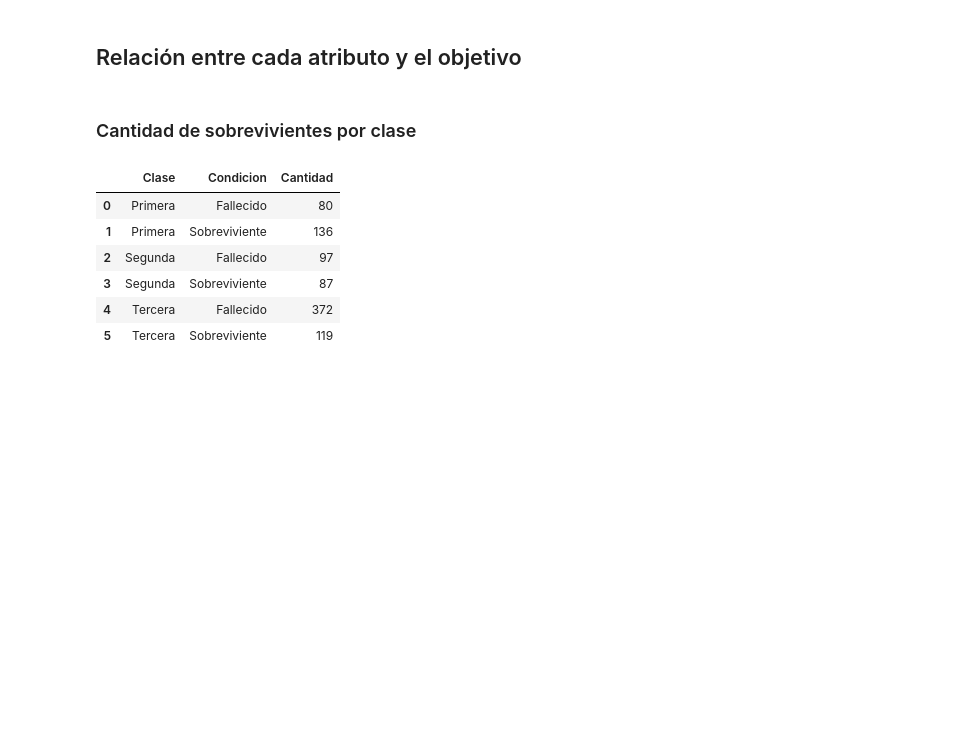
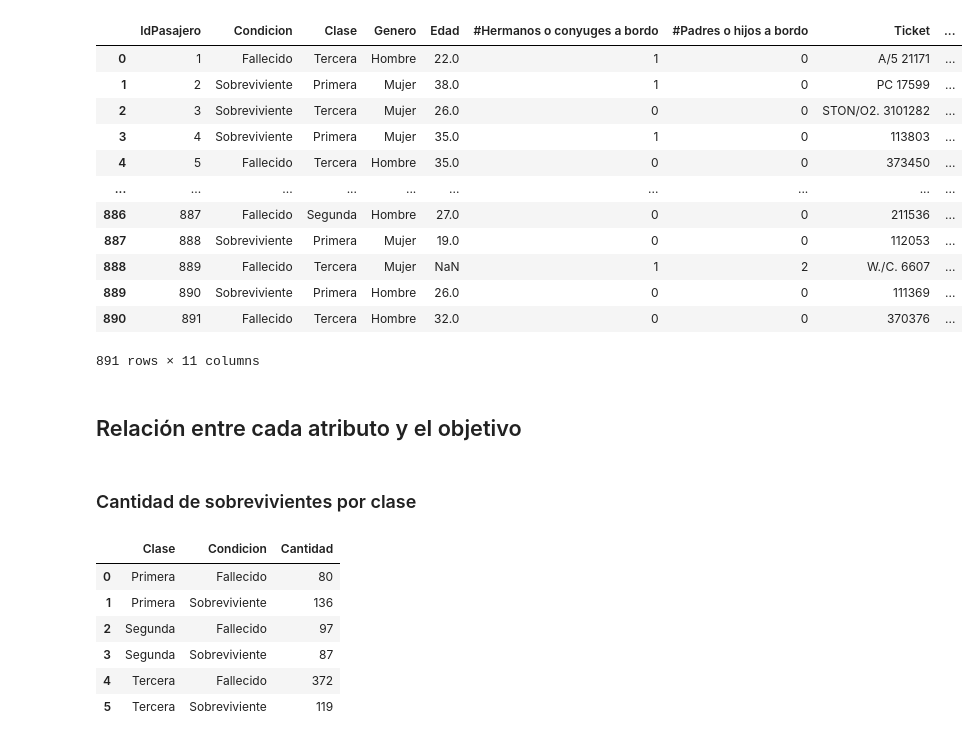
Before and after one commit to joackob/titanic-ml, a Jupyter notebook: notebooks/2-visual-and-statistical-exploration.ipynb, the cells around one changed output. Drawn from its saved outputs; the diff is of its cells as text; code cells hidden in the pictures; blank space fills up the shorter version.

```diff
--- a/notebooks/2-visual-and-statistical-exploration.ipynb
+++ b/notebooks/2-visual-and-statistical-exploration.ipynb
@@ -9,5 +6,21 @@ data_train = pd.read_csv(filepath_or_buffer=data_train_path)
 # %%
 sns.set_theme(style="darkgrid")
+# %%
+data_train
+# %% [output]
+|  | IdPasajero | Condicion | Clase | Genero | Edad | #Hermanos o conyuges a bordo | #Padres o hijos a bordo | Ticket | ... |
+| 0 | 1 | Fallecido | Tercera | Hombre | 22.0 | 1 | 0 | A/5 21171 | ... |
+| 1 | 2 | Sobreviviente | Primera | Mujer | 38.0 | 1 | 0 | PC 17599 | ... |
+| 2 | 3 | Sobreviviente | Tercera | Mujer | 26.0 | 0 | 0 | STON/O2. 3101282 | ... |
+| 3 | 4 | Sobreviviente | Primera | Mujer | 35.0 | 1 | 0 | 113803 | ... |
+| 4 | 5 | Fallecido | Tercera | Hombre | 35.0 | 0 | 0 | 373450 | ... |
+| ... | ... | ... | ... | ... | ... | ... | ... | ... | ... |
+| 886 | 887 | Fallecido | Segunda | Hombre | 27.0 | 0 | 0 | 211536 | ... |
+| 887 | 888 | Sobreviviente | Primera | Mujer | 19.0 | 0 | 0 | 112053 | ... |
+| 888 | 889 | Fallecido | Tercera | Mujer | NaN | 1 | 2 | W./C. 6607 | ... |
+| 889 | 890 | Sobreviviente | Primera | Hombre | 26.0 | 0 | 0 | 111369 | ... |
+| 890 | 891 | Fallecido | Tercera | Hombre | 32.0 | 0 | 0 | 370376 | ... |
+891 rows × 11 columns
 # %% [markdown]
 ## Relación entre cada atributo y el objetivo
 # %% [markdown]
```
Also changed, not shown: parts of 5 cells of this notebook, 3 other files.
